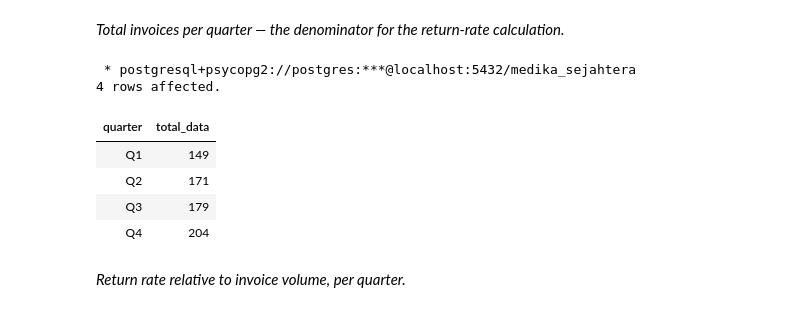
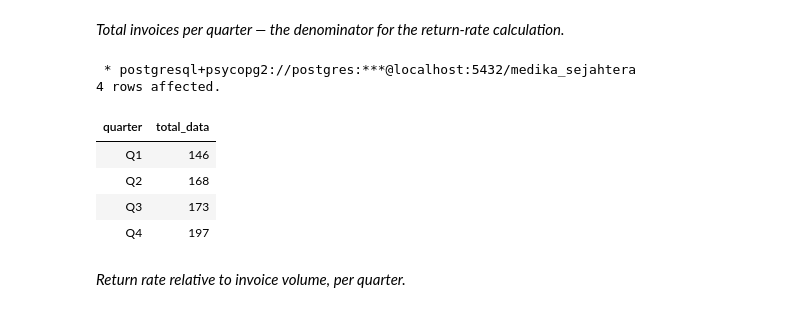
Before and after one commit to Rpfitrah/return-analysis-medika-sejahtera, a Jupyter notebook: Notebook/EDA.ipynb, the cells around one changed output. Drawn from its saved outputs; the diff is of its cells as text; code cells hidden in the pictures.

```diff
--- a/Notebook/EDA.ipynb
+++ b/Notebook/EDA.ipynb
@@ -1073,28 +1074,28 @@ ORDER BY
 # %%
 %%sql
 
 SELECT
     CASE
         WHEN EXTRACT(MONTH FROM invoice_date) BETWEEN 1 AND 3 THEN 'Q1'
         WHEN EXTRACT(MONTH FROM invoice_date) BETWEEN 4 AND 6 THEN 'Q2'
         WHEN EXTRACT(MONTH FROM invoice_date) BETWEEN 7 AND 9 THEN 'Q3'
         WHEN EXTRACT(MONTH FROM invoice_date) BETWEEN 10 AND 12 THEN 'Q4'
     END AS quarter,
-    COUNT(*) AS total_data
+    COUNT(DISTINCT invoice_id) AS total_data
 FROM
     invoice_data
 GROUP BY
     quarter
 ORDER BY
     quarter
 # %% [output]
  * postgresql+psycopg2://postgres:***@localhost:5432/medika_sejahtera
 4 rows affected.
 | quarter | total_data |
-| Q1 | 149 |
-| Q2 | 171 |
-| Q3 | 179 |
-| Q4 | 204 |
+| Q1 | 146 |
+| Q2 | 168 |
+| Q3 | 173 |
+| Q4 | 197 |
 # %% [markdown]
 *Return rate relative to invoice volume, per quarter.*
 # %%
```
Also changed, not shown: parts of 6 cells of this notebook.
